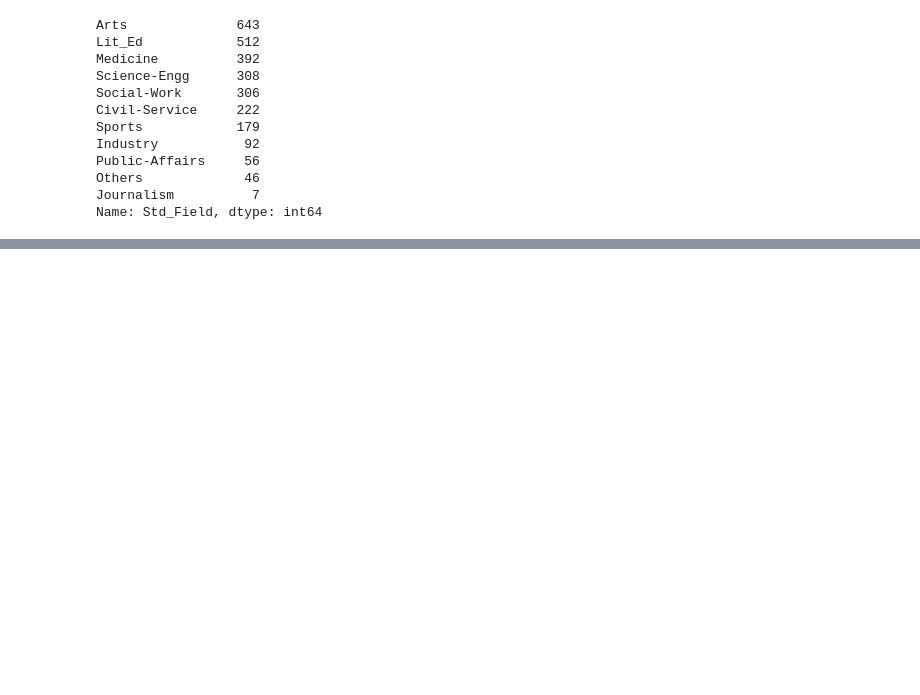
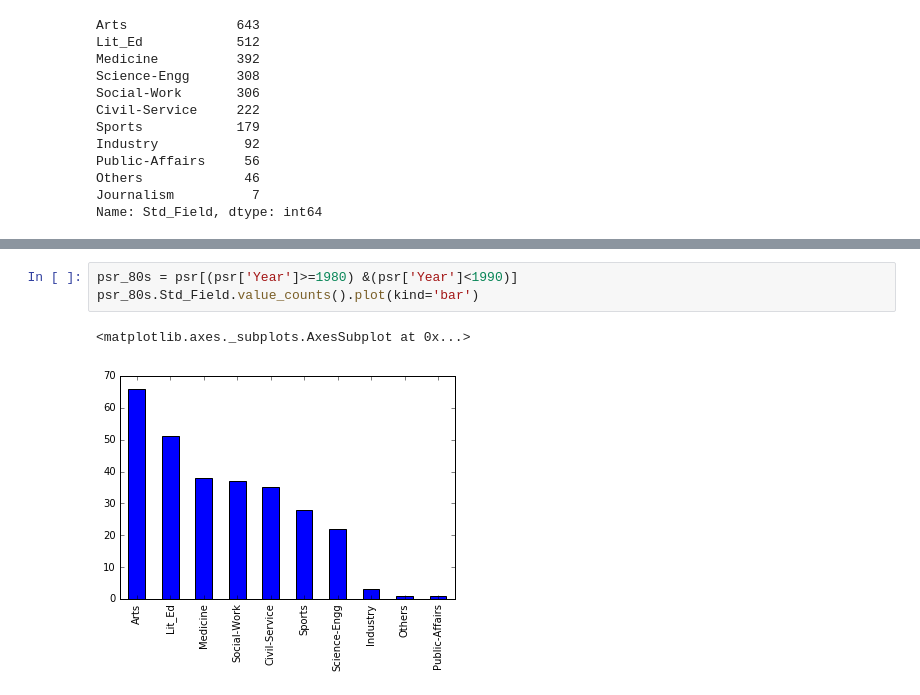
Before and after one commit to satishkt/padma_awards, a Jupyter notebook: PadmaShri/PadmaAwards.ipynb, the cells around one changed output, grey strips where cells are left out. Drawn from its saved outputs; the diff is of its cells as text; blank space fills up the shorter version.

```diff
--- a/PadmaShri/PadmaAwards.ipynb
+++ b/PadmaShri/PadmaAwards.ipynb
@@ -159,0 +175,6 @@ psr
+# %%
+psr_80s = psr[(psr['Year']>=1980) &(psr['Year']<1990)]
+psr_80s.Std_Field.value_counts().plot(kind='bar')
+# %% [output]
+<matplotlib.axes._subplots.AxesSubplot at 0x...>
+[figure, added]
```
Also changed, not shown: parts of 22 cells of this notebook.
